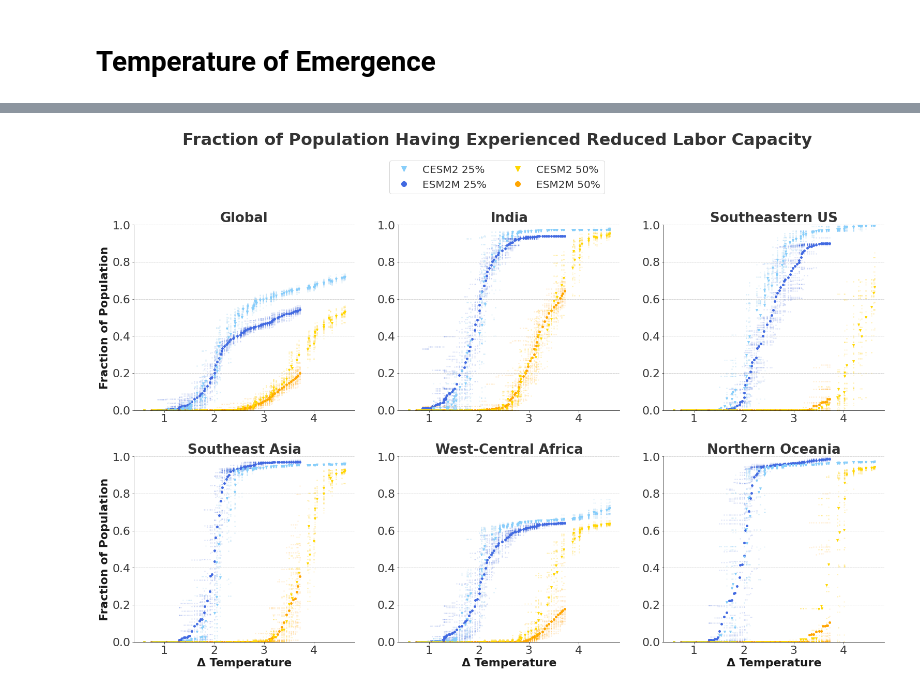
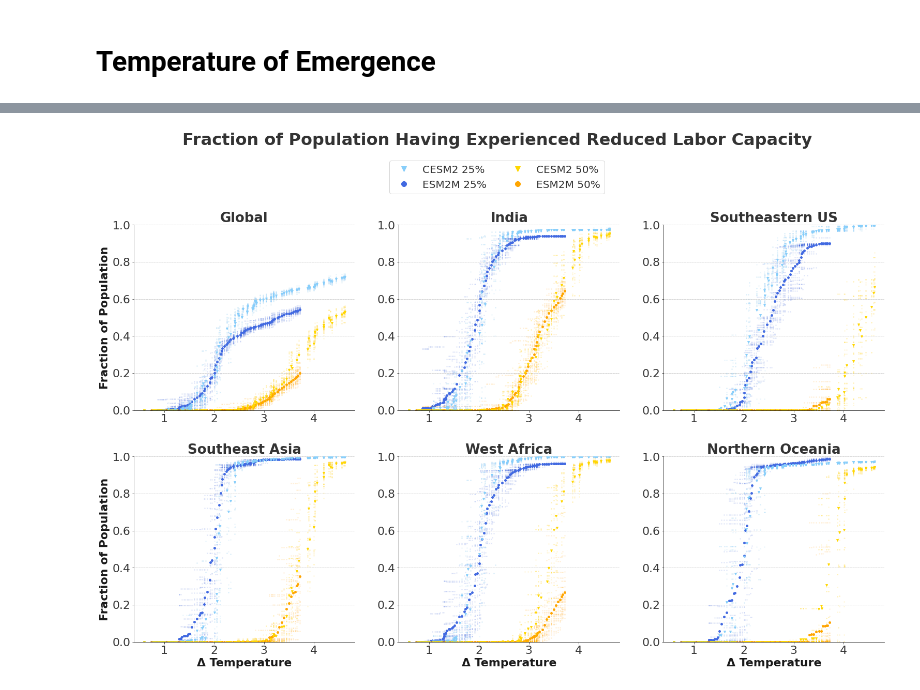
Before and after one commit to KYan19/pei, a Jupyter notebook: notebooks/10.1_Hottest_ToE.ipynb, the cells around one changed output, grey strips where cells are left out. Drawn from its saved outputs; the diff is of its cells as text; code cells hidden in the pictures.

```diff
--- a/notebooks/10.1_Hottest_ToE.ipynb
+++ b/notebooks/10.1_Hottest_ToE.ipynb
@@ -223,7 +223,7 @@ fig.suptitle('Fraction of Population Having Experienced Reduced Labor Capacity',
 # %% [markdown]
 # Event Plot
 # %%
-regions = ['Southern China','Middle East','Northern Oceania','West-Central Africa','Southeast Asia','Southeastern US','India','Global']
+regions = ['Southeastern US','Middle East','West Africa','Southern China','Northern Oceania','Southeast Asia','India','Global']
 thres = ['0.75','0.5']
 
 esm2m_1 = xr.Dataset()
@@ -330,7 +330,7 @@ def frac_emerge_plot(ds_toe_esm2m,ds_toe_cesm2,ds_pop_esm2m,ds_pop_cesm2,title,a
     ax.set_title(title,fontsize=26,fontweight='bold')
 # %%
 # Regions to plot
-regions = ['Global','India','Northern South America','Southeast Asia','West-Central Africa','Northern Oceania']
+regions = ['Global','India','Northern South America','Southeast Asia','West Africa','Northern Oceania']
 
 # Create figure and axes
 fig, axs = plt.subplots(figsize=(26,16),nrows=2,ncols=3)
@@ -385,7 +385,7 @@ fig.subplots_adjust(wspace=.2,hspace=.25)
 fig.suptitle('Fraction of Population Having Experienced Reduced Labor Capacity',fontsize=32,fontweight='bold');
 plt.savefig('timeseries_emerge.png',dpi=200)
 # %%
-regions = ['India','Northern South America','Southeast Asia','West-Central Africa','Northern Oceania']
+regions = ['India','Northern South America','Southeast Asia','West Africa','Northern Oceania']
 thres = ['0.9','0.75','0.5']
 
 esm2m_1 = xr.Dataset()
@@ -427,7 +427,7 @@ ax.eventplot(cesm2_3,orientation='vertical',colors='orange',linelengths=0.8,line
 
 locs = np.arange(1.5,16.5,3)
 ax.set_xticks(locs)
-ax.set_xticklabels(['India','Northern\nSouth America','Southeast Asia','West-Central\nAfrica','Northern Oceania'],fontweight='bold');
+ax.set_xticklabels(['India','Northern\nSouth America','Southeast Asia','West Africa','Northern Oceania'],fontweight='bold');
 ax.set_ylim([2000,2100]);
 ax.set_ylabel('Year',fontsize=26,fontweight='bold')
 ax.set_title('Regional Average Time of Emergence: Ensemble Spread\n\n',fontsize=28,fontweight='bold');
@@ -494,7 +484,7 @@ def temp_emerge_plot(ds_toe_esm2m,ds_toe_cesm2,ds_pop_esm2m,ds_pop_cesm2,title,a
     ax.set_title(title,fontsize=26,fontweight='bold')
 # %%
 # Regions to plot
-regions = ['Global','India','Southeastern US','Southeast Asia','West-Central Africa','Northern Oceania']
+regions = ['Global','India','Southeastern US','Southeast Asia','West Africa','Northern Oceania']
 
 # Create figure and axes
 fig, axs = plt.subplots(figsize=(26,16),nrows=2,ncols=3)
@@ -517,31 +507,31 @@ for region in regions:
     xlabel = False
     ylabel = False
     if index>2:
         xlabel = True
     if (index%3)== 0:
         ylabel = True
     temp_emerge_plot(toe_esm2m,toe_cesm2,pop_esm2m,pop_cesm2,region,ax,ylabel,xlabel)
     index+=1
 
 # Set legend
 blue_triangle = mlines.Line2D([], [], color='lightskyblue', marker='v', markersize=10, linestyle='None', label='CESM2 25%')
 blue_dot = mlines.Line2D([], [], color='royalblue', marker='o', markersize=10, linestyle='None', label='ESM2M 25%')
 
 orange_triangle = mlines.Line2D([], [], color='gold', marker='v', markersize=10, linestyle='None', label='CESM2 50%')
 orange_dot = mlines.Line2D([], [], color='orange', marker='o', markersize=10, linestyle='None', label='ESM2M 50%')
 
 # Create axis at top for legend
 fig.subplots_adjust(top=0.825)
 legend_ax = fig.add_axes([0.3, 0.865, 0.4, 0.08])
 legend_ax.legend(handles=[blue_triangle,blue_dot,orange_triangle,orange_dot],ncol=2,loc='center');
 
 # Make legend axis markings invisible
 legend_ax.set_frame_on(False)
 legend_ax.grid(False)
 legend_ax.tick_params(bottom=False,left=False,labelbottom=False,labelleft=False)
 
 # Make sure plots don't overlap
 fig.subplots_adjust(wspace=.2,hspace=.25)
 fig.suptitle('Fraction of Population Having Experienced Reduced Labor Capacity',fontsize=32,fontweight='bold');
 # %% [output]
-[figure, old version]
+[figure, new version]
```
Also changed, not shown: parts of 3 cells of this notebook, 1 other file.
